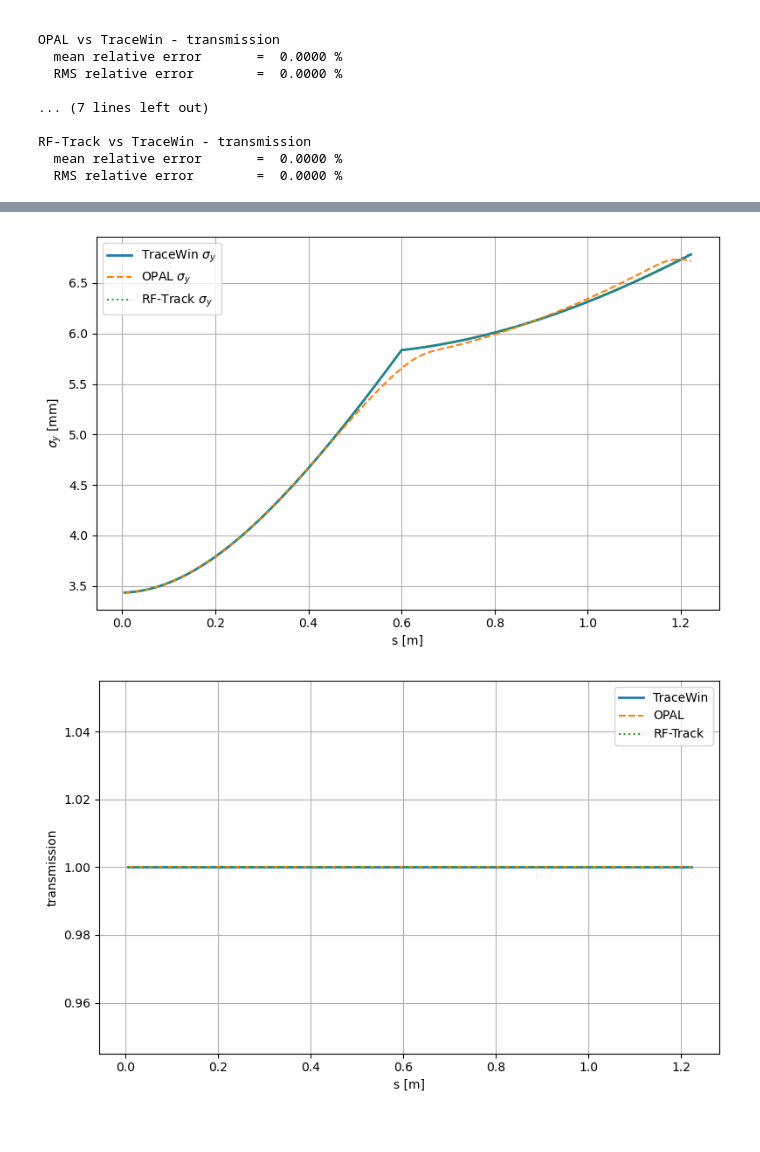
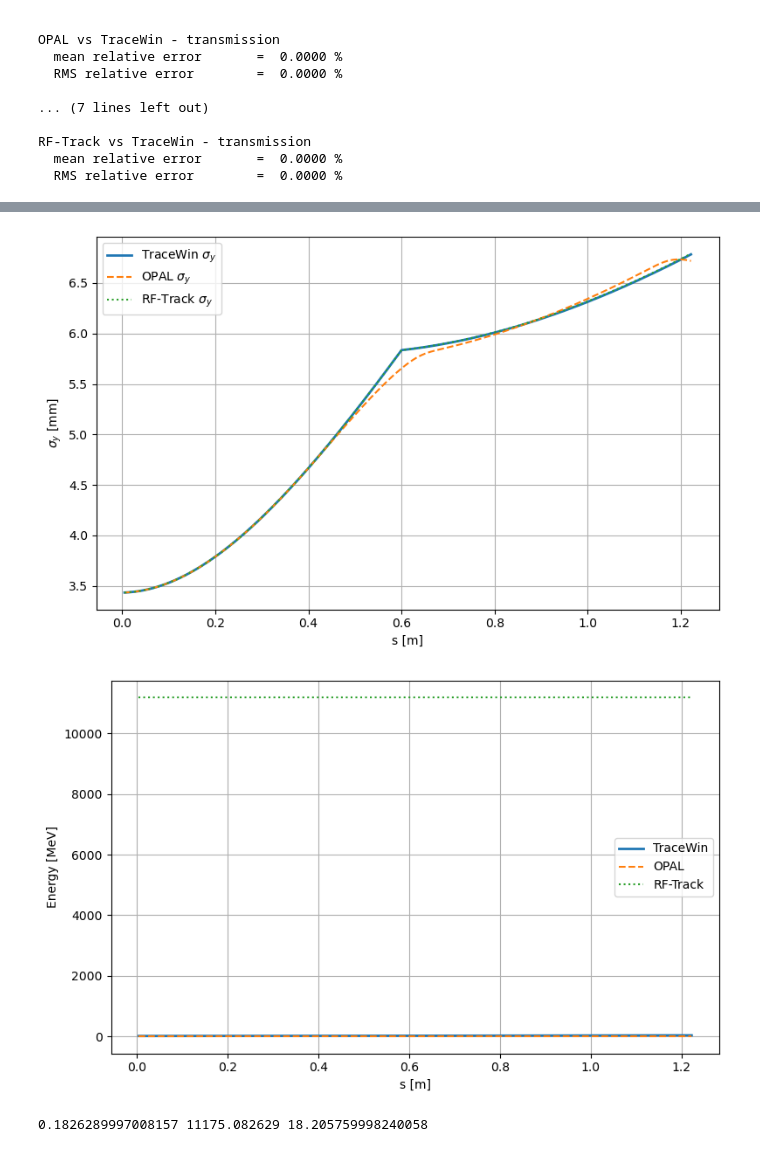
Before and after one commit to psolmor/Validation-of-linear-ion-accelerator, a Jupyter notebook: benchmark.ipynb, the cells around one changed output, grey strips where cells are left out. Saved outputs shown, nothing was run; the diff lists cells and outputs as text; code cells hidden in the pictures.

Commit message:
Add energy to benchmark

```diff
--- a/benchmark.ipynb
+++ b/benchmark.ipynb
@@ -186,36 +208,65 @@ plt.show()
 #plt.plot(s_common, err_y_rf, label="RF-Track vs TraceWin")
 #plt.axhline(0, color="black", linewidth=0.8)
 #plt.xlabel("s [m]")
 #plt.ylabel("Relative error $\\sigma_y$ [%]")
 #plt.grid(True)
 #plt.legend()
 #plt.tight_layout()
 #plt.show()
 
+#Energy
+plt.figure(figsize=(8, 5))
+plt.plot(s_common, E_tracewin_c, label="TraceWin", linewidth=2)
+plt.plot(s_common, E_opal_c, "--", label="OPAL")
+plt.plot(s_common, E_rf_c, ":", label="RF-Track")
+plt.xlabel("s [m]")
+plt.ylabel("Energy [MeV]")
+plt.grid(True)
+plt.legend()
+plt.tight_layout()
+plt.show()
+
+print(E_opal_c[0], E_rf_c[0], E_tracewin_c[0])
+
 # Transmission
 plt.figure(figsize=(8, 5))
 plt.plot(s_common, T_tw_c, label="TraceWin", linewidth=2)
 plt.plot(s_common, T_opal_c, "--", label="OPAL")
 plt.plot(s_common, T_rf_c, ":", label="RF-Track")
 plt.xlabel("s [m]")
 plt.ylabel("transmission")
 plt.grid(True)
 plt.legend()
 plt.tight_layout()
 plt.show()
 
-#beta
+##beta
+#plt.figure(figsize=(8, 5))
+#plt.plot(s_common, beta_x_rf_c, label="RF-Track $\\beta_x$", linewidth=2)
+#plt.plot(s_common, beta_y_rf_c, label="RF-Track $\\beta_y$", linewidth=2)
+##plt.plot(s_common, beta_z_rf_c, label="RF-Track $\\beta_z$", linewidth=2)
+#plt.plot(s_common, beta_x_tracewin_c, "--", label="TraceWin $\\beta_x$")
+#plt.plot(s_common, beta_y_tracewin_c, "--", label="TraceWin $\\beta_y$")
+#plt.xlabel("s [m]")
+#plt.ylabel("$\\beta$ [mm/mrad]")
+#plt.grid(True)
+#plt.legend()
+#plt.tight_layout()
+#plt.show()
+#
+#alpha
 plt.figure(figsize=(8, 5))
-plt.plot(s_rf, beta_x_rf, label="RF-Track $\\beta_x$", linewidth=2)
-plt.plot(s_rf, beta_y_rf, label="RF-Track $\\beta_y$", linewidth=2)
-plt.plot(s_rf, beta_z_rf, label="RF-Track $\\beta_z$", linewidth=2)
+plt.plot(s_common, alpha_x_rf_c, label="RF-Track $\\alpha_x$", linewidth=2)
+plt.plot(s_common, alpha_y_rf_c, label="RF-Track $\\alpha_y$", linewidth=2)
+plt.plot(s_common, alpha_z_rf_c, label="RF-Track $\\alpha_z$", linewidth=2)
 plt.xlabel("s [m]")
-plt.ylabel("$\\beta$ [mm/mrad]")
+plt.ylabel("$\\alpha$ [mrad]")
 plt.grid(True)
 plt.legend()
 plt.tight_layout()
 plt.show()
 # %% [output]
 [figure]
 [figure]
-[figure, old version]
+[figure, new version]
+0.1826289997008157 11175.082629 18.205759998240058
```
Also changed, not shown: parts of 2 cells of this notebook, 3 other files.
